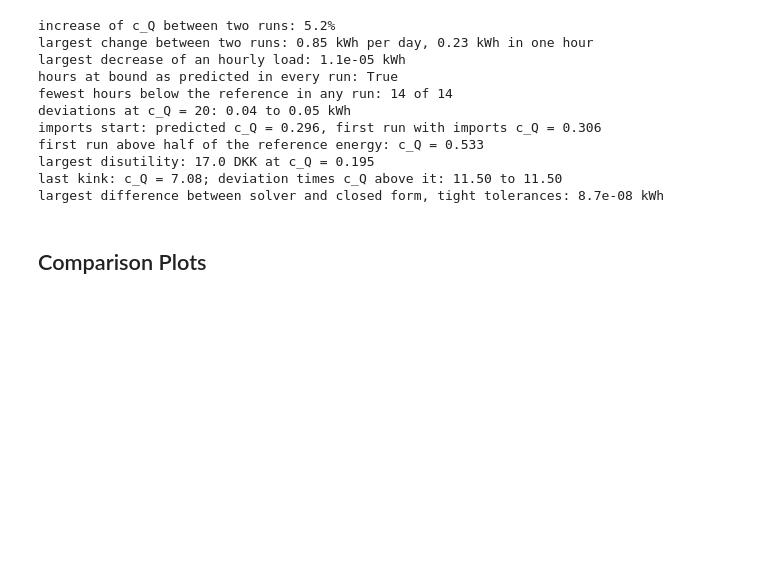
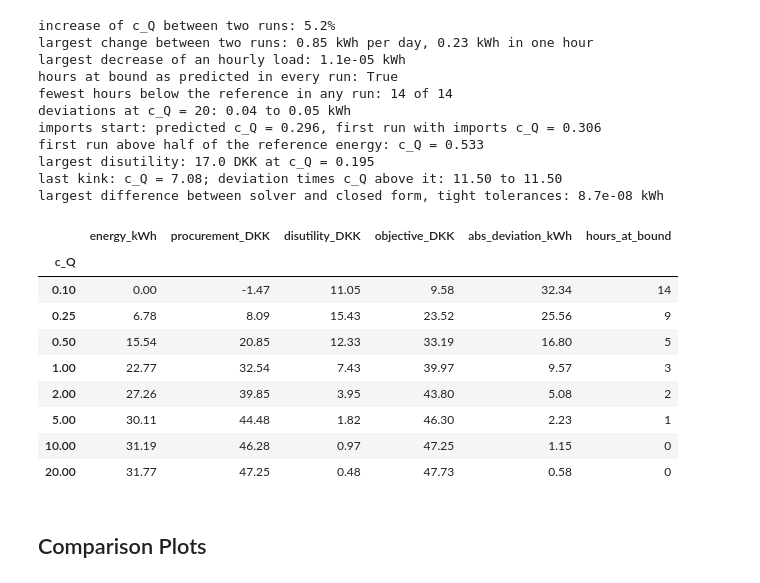
Before and after one commit to frlentz/assigment1_group1, a Jupyter notebook: src/explore.ipynb, the cells around one changed output. Saved outputs shown, nothing was run; the diff lists cells and outputs as text; code cells hidden in the pictures; blank space fills up the shorter version.

Commit message:
Q2 c): add cell that produces Table 6

```diff
--- a/src/explore.ipynb
+++ b/src/explore.ipynb
@@ -458,6 +453,22 @@ first run above half of the reference energy: c_Q = 0.533
 largest disutility: 17.0 DKK at c_Q = 0.195
 last kink: c_Q = 7.08; deviation times c_Q above it: 11.50 to 11.50
 largest difference between solver and closed form, tight tolerances: 8.7e-08 kWh
+# %%
+table_q = pd.DataFrame({c: run_q(data_q, c)[1] for c in [0.10, 0.25, 0.50, 1.0, 2.0, 5.0, 10.0, 20.0]}).T
+table_q.index.name = "c_Q"
+table_q = table_q.astype({"hours_at_bound": int})
+table_q.round(2)
+# %% [output]
+|  | energy_kWh | procurement_DKK | disutility_DKK | objective_DKK | abs_deviation_kWh | hours_at_bound |
+| c_Q |  |  |  |  |  |  |
+| 0.10 | 0.00 | -1.47 | 11.05 | 9.58 | 32.34 | 14 |
+| 0.25 | 6.78 | 8.09 | 15.43 | 23.52 | 25.56 | 9 |
+| 0.50 | 15.54 | 20.85 | 12.33 | 33.19 | 16.80 | 5 |
+| 1.00 | 22.77 | 32.54 | 7.43 | 39.97 | 9.57 | 3 |
+| 2.00 | 27.26 | 39.85 | 3.95 | 43.80 | 5.08 | 2 |
+| 5.00 | 30.11 | 44.48 | 1.82 | 46.30 | 2.23 | 1 |
+| 10.00 | 31.19 | 46.28 | 0.97 | 47.25 | 1.15 | 0 |
+| 20.00 | 31.77 | 47.25 | 0.48 | 47.73 | 0.58 | 0 |
 # %% [markdown]
 ## Comparison Plots
 # %%
```
Also changed, not shown: parts of 21 cells of this notebook.
